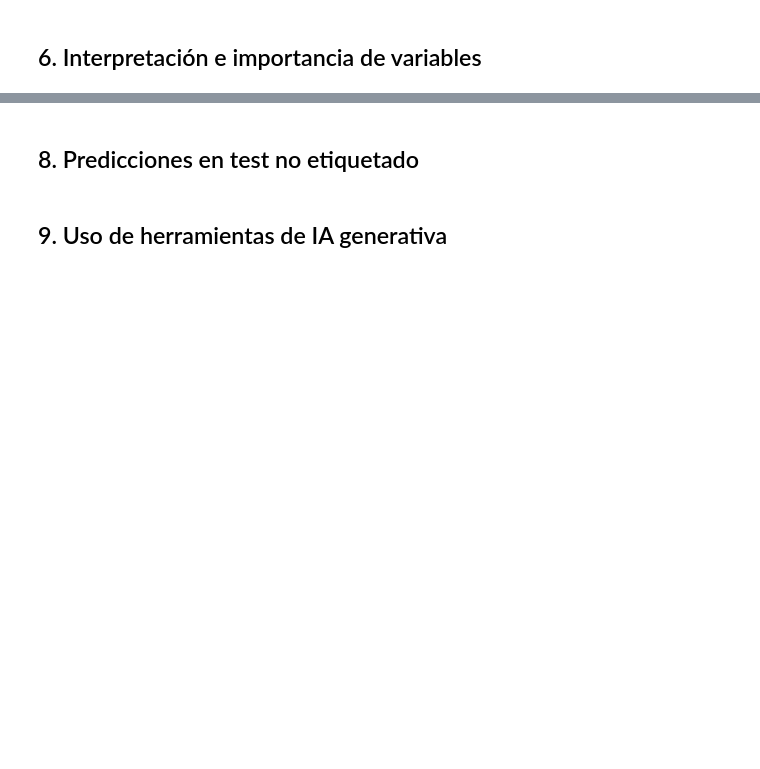
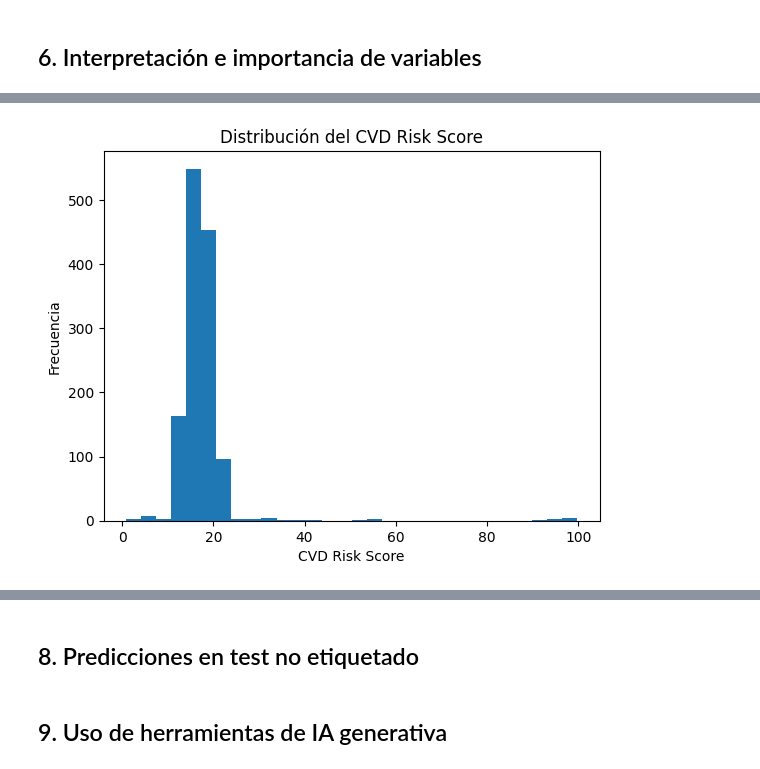
Before and after one commit to damantri/Lab1, a Jupyter notebook: Lab1.ipynb, the cells around one changed output, grey strips where cells are left out. Drawn from its saved outputs; the diff is of its cells as text; code cells hidden in the pictures; blank space fills up the shorter version.

```diff
--- a/Lab1.ipynb
+++ b/Lab1.ipynb
@@ -490,0 +514,8 @@ Como posible mejora futura, se podrían explorar modelos no lineales, como árbo
+# %%
+plt.hist(data_copy["CVD Risk Score"], bins=30)
+plt.xlabel("CVD Risk Score")
+plt.ylabel("Frecuencia")
+plt.title("Distribución del CVD Risk Score")
+plt.show()
+# %% [output]
+[figure, added]
```
Also changed, not shown: parts of 13 cells of this notebook.
